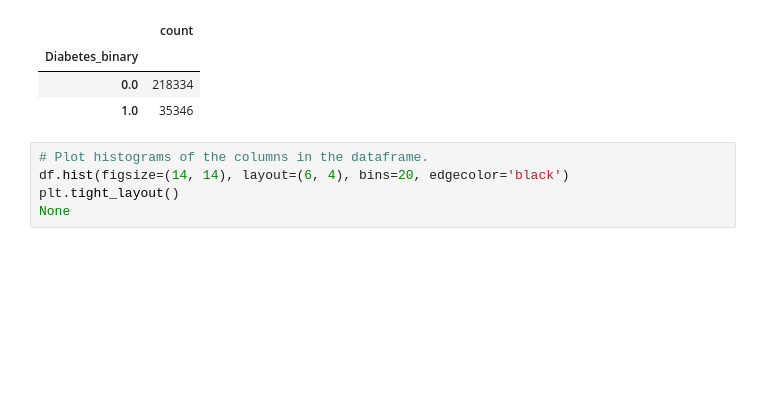
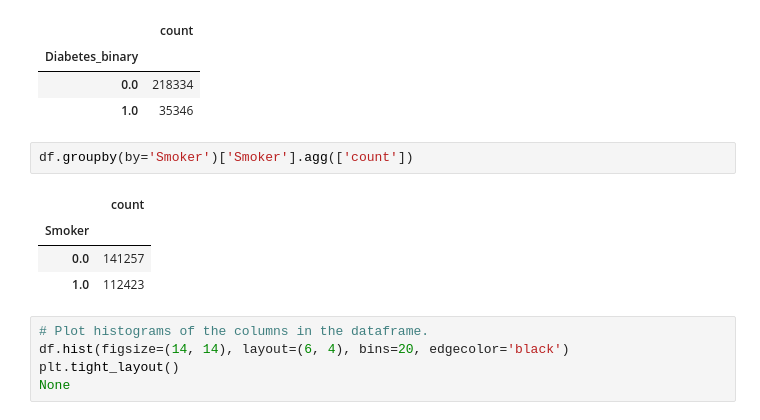
Before and after one commit to wadieabbas/Module-B-semester-2, a Jupyter notebook: OMDS-ModB2-Week2-Abbas-Wadie.ipynb, the cells around one changed output. Saved outputs shown, nothing was run; the diff lists cells and outputs as text; blank space fills up the shorter version.

```diff
--- a/OMDS-ModB2-Week2-Abbas-Wadie.ipynb
+++ b/OMDS-ModB2-Week2-Abbas-Wadie.ipynb
@@ -212,6 +212,13 @@ df.groupby(by='Diabetes_binary')['Diabetes_binary'].agg(['count'])
 | Diabetes_binary |  |
 | 0.0 | 218334 |
 | 1.0 | 35346 |
+# %%
+df.groupby(by='Smoker')['Smoker'].agg(['count'])
+# %% [output]
+|  | count |
+| Smoker |  |
+| 0.0 | 141257 |
+| 1.0 | 112423 |
 # %%
 # Plot histograms of the columns in the dataframe.
 df.hist(figsize=(14, 14), layout=(6, 4), bins=20, edgecolor='black')
```
Also changed, not shown: parts of 1 cell of this notebook, 1 other file.
